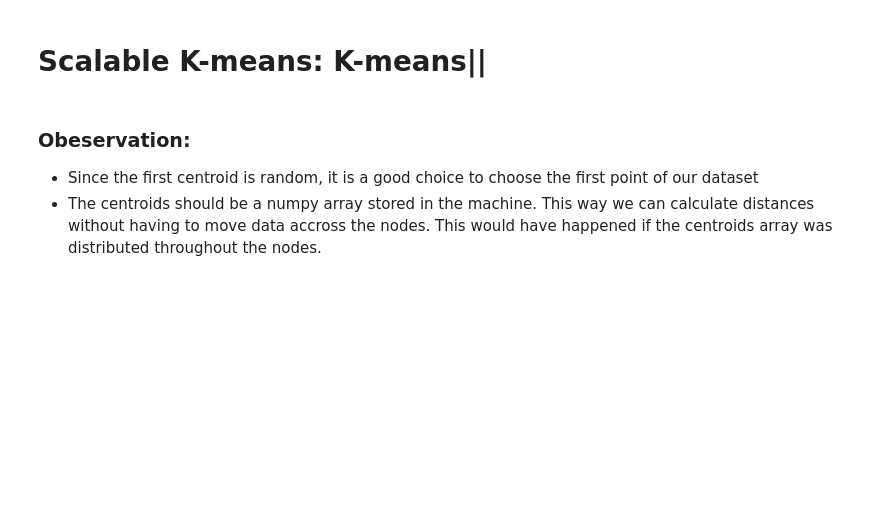
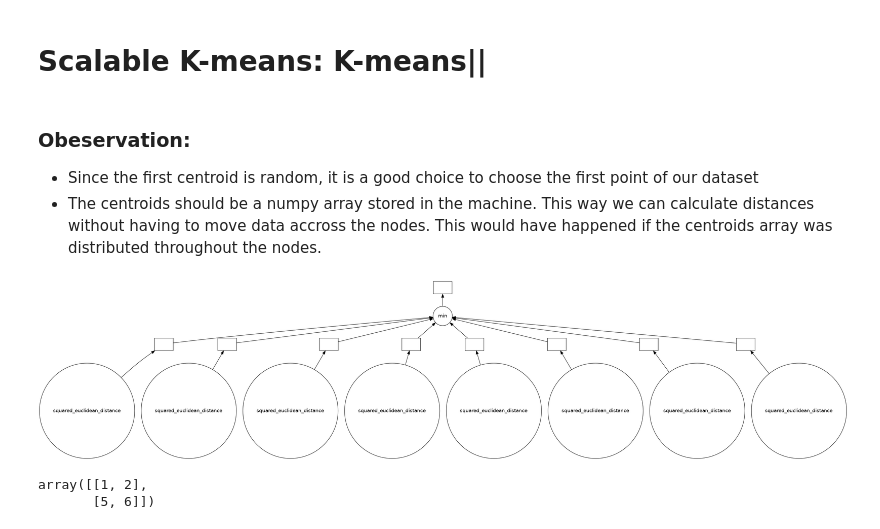
Before and after one commit to ElHuaco/Distributed-k-means, a Jupyter notebook: src/dask/notebooks/OUR CODE/Alessio_trial.ipynb, the cells around one changed output. Saved outputs shown, nothing was run; the diff lists cells and outputs as text; code cells hidden in the pictures; blank space fills up the shorter version.

```diff
--- a/src/dask/notebooks/OUR CODE/Alessio_trial.ipynb
+++ b/src/dask/notebooks/OUR CODE/Alessio_trial.ipynb
@@ -103,22 +55,23 @@ def squared_euclidean_distance(x_i, x_j):
 # I didn't really did a general code as the one of sklearn.metrics.pairwise_distances but I directly compute the min
 #distance of each point from the centroids and sum over all points
 
-def min_distance_point_from_set(point, Set):
+'''def min_distance_point_from_set(point, Set):
     dist=[]
     for n in range(len(Set)):
         dist.append(delayed(squared_euclidean_distance)(point, Set[n]))
     min_dist=delayed(min)(dist)
-    return min_dist
+    return min_dist '''
 # we only compute when we call compute(evaluate_cost(...))
+
+def new_centroid():
 
 
 def evaluate_cost(X, centroids):
     # (da.Array, np.array) -> float
-    min_distances=[]
-    for i in range(len(data)):
-        min_distances.append(min_distance_point_from_set(X[i]), centroids)
-    tot=delayed(sum)(min_distances)
-    return tot.compute()
+
+    distances_matrix = dask_ml.metrics.pairwise_distances(X, centroids)
+    tot = da.power(distances_matrix.min(axis=1), 2).sum()
+    return tot
 # %% [markdown]
 # Scalable K-means: K-means||
 # %% [markdown]
@@ -135,2 +91,13 @@ def k_means_scalable(X, k, l):
     #c_idx = {idx}
     #(cost,) = compute(evaluate_cost(X, centers))
+# %%
+min_distance_point_from_set(1, [0, 1, 0 , 0 ,0 ,0 ,0 ,0]).visualize()
+# %% [output]
+[figure, added]
+# %%
+x=np.array([[1,2],[3, 4]])
+y = np.array([5, 6])
+np.vstack((x[0, np.newaxis][0], y))
+# %% [output]
+array([[1, 2],
+       [5, 6]])
```
Also changed, not shown: parts of 11 cells of this notebook, 2 other files.
